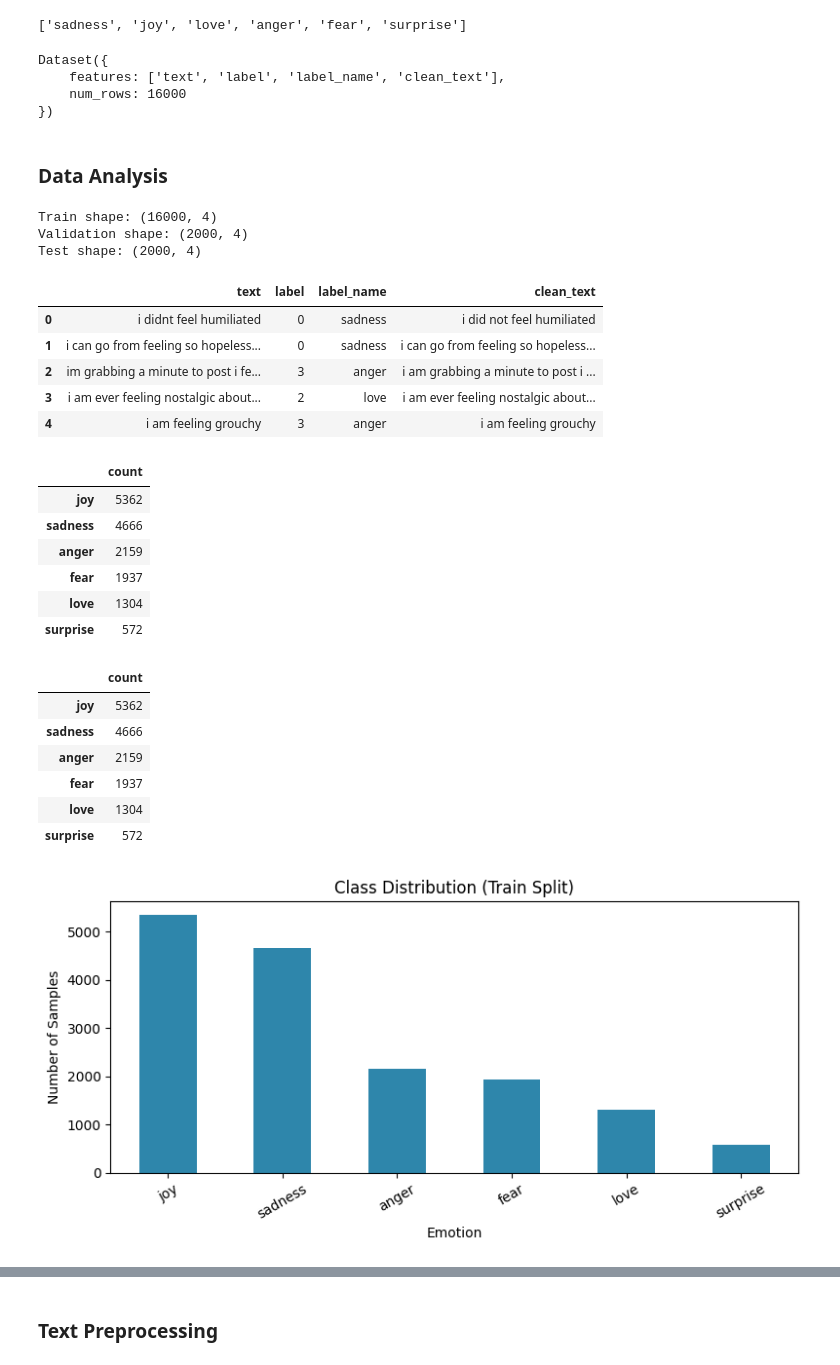
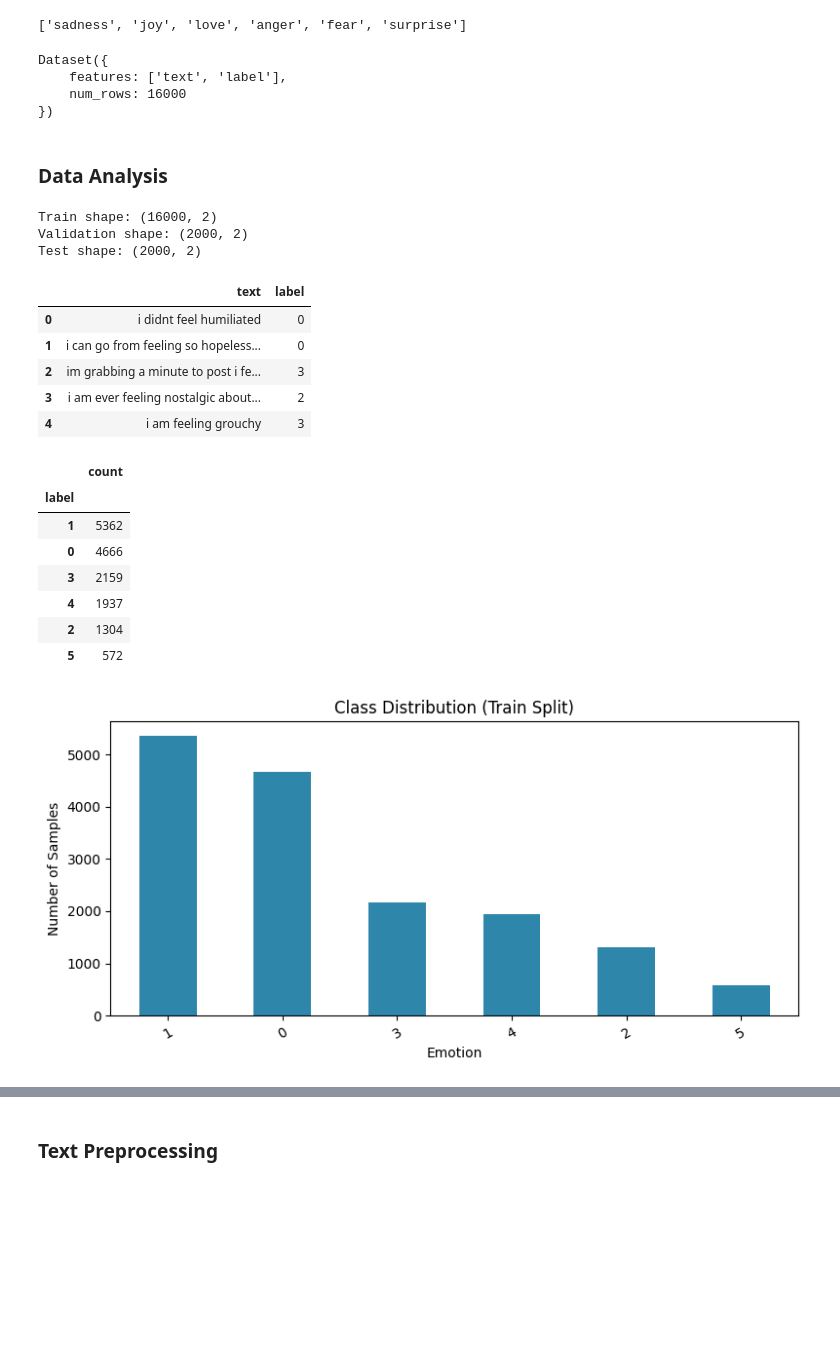
Before and after one commit to devpatel0005/Sentira-AI, a Jupyter notebook: Emotion_detection.ipynb, the cells around one changed output, grey strips where cells are left out. Drawn from its saved outputs; the diff is of its cells as text; code cells hidden in the pictures; blank space fills up the shorter version.

```diff
--- a/Emotion_detection.ipynb
+++ b/Emotion_detection.ipynb
@@ -47,14 +47,11 @@ classes = dataset['train'].features['label'].names
 classes
 # %% [output]
 ['sadness', 'joy', 'love', 'anger', 'fear', 'surprise']
-# %%
-dataset = dataset.with_format('python')
-dataset = dataset.map(lambda x: {'label_name': classes[x['label']]})
 # %%
 dataset['train']
 # %% [output]
 Dataset({
-    features: ['text', 'label', 'label_name', 'clean_text'],
+    features: ['text', 'label'],
     num_rows: 16000
 })
 # %% [markdown]
@@ -71,43 +68,37 @@ print('Test shape:', (len(dataset['test']), len(dataset['test'].column_names)))
 
 pd.DataFrame(dataset['train'][:5])
 # %% [output]
-Train shape: (16000, 4)
-Validation shape: (2000, 4)
-Test shape: (2000, 4)
+Train shape: (16000, 2)
+Validation shape: (2000, 2)
+Test shape: (2000, 2)
-|  | text | label | label_name | clean_text |
-| 0 | i didnt feel humiliated | 0 | sadness | i did not feel humiliated |
-| 1 | i can go from feeling so hopeless... | 0 | sadness | i can go from feeling so hopeless... |
-| 2 | im grabbing a minute to post i fe... | 3 | anger | i am grabbing a minute to post i ... |
-| 3 | i am ever feeling nostalgic about... | 2 | love | i am ever feeling nostalgic about... |
-| 4 | i am feeling grouchy | 3 | anger | i am feeling grouchy |
+|  | text | label |
+| 0 | i didnt feel humiliated | 0 |
+| 1 | i can go from feeling so hopeless... | 0 |
+| 2 | im grabbing a minute to post i fe... | 3 |
+| 3 | i am ever feeling nostalgic about... | 2 |
+| 4 | i am feeling grouchy | 3 |
 # %%
 # Class distribution in train split
-class_counts = pd.Series(dataset['train']['label_name']).value_counts().sort_values(ascending=False)
+class_counts = pd.Series(dataset['train']['label']).value_counts().sort_values(ascending=False)
 display(class_counts.to_frame('count'))
 
 plt.figure(figsize=(8, 4))
 class_counts.plot(kind='bar', color='#2E86AB')
 plt.title('Class Distribution (Train Split)')
 plt.xlabel('Emotion')
 plt.ylabel('Number of Samples')
 plt.xticks(rotation=30)
 plt.tight_layout()
 plt.show()
 # %% [output]
 |  | count |
-| joy | 5362 |
-| sadness | 4666 |
-| anger | 2159 |
-| fear | 1937 |
-| love | 1304 |
-| surprise | 572 |
+| label |  |
+| 1 | 5362 |
+| 0 | 4666 |
+| 3 | 2159 |
+| 4 | 1937 |
+| 2 | 1304 |
+| 5 | 572 |
-|  | count |
-| joy | 5362 |
-| sadness | 4666 |
-| anger | 2159 |
-| fear | 1937 |
-| love | 1304 |
-| surprise | 572 |
-[figure, old version]
+[figure, new version]
 # %%
 train_word_count = pd.DataFrame({
```
Also changed, not shown: parts of 11 cells of this notebook.
